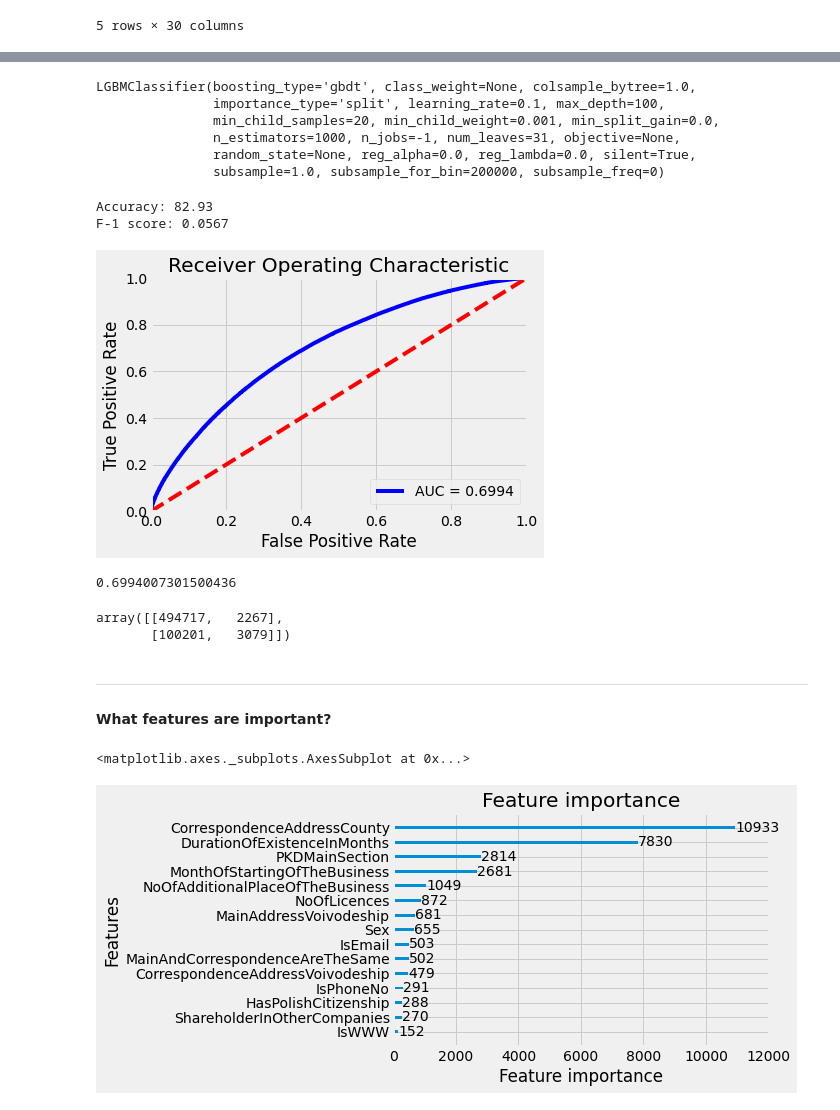
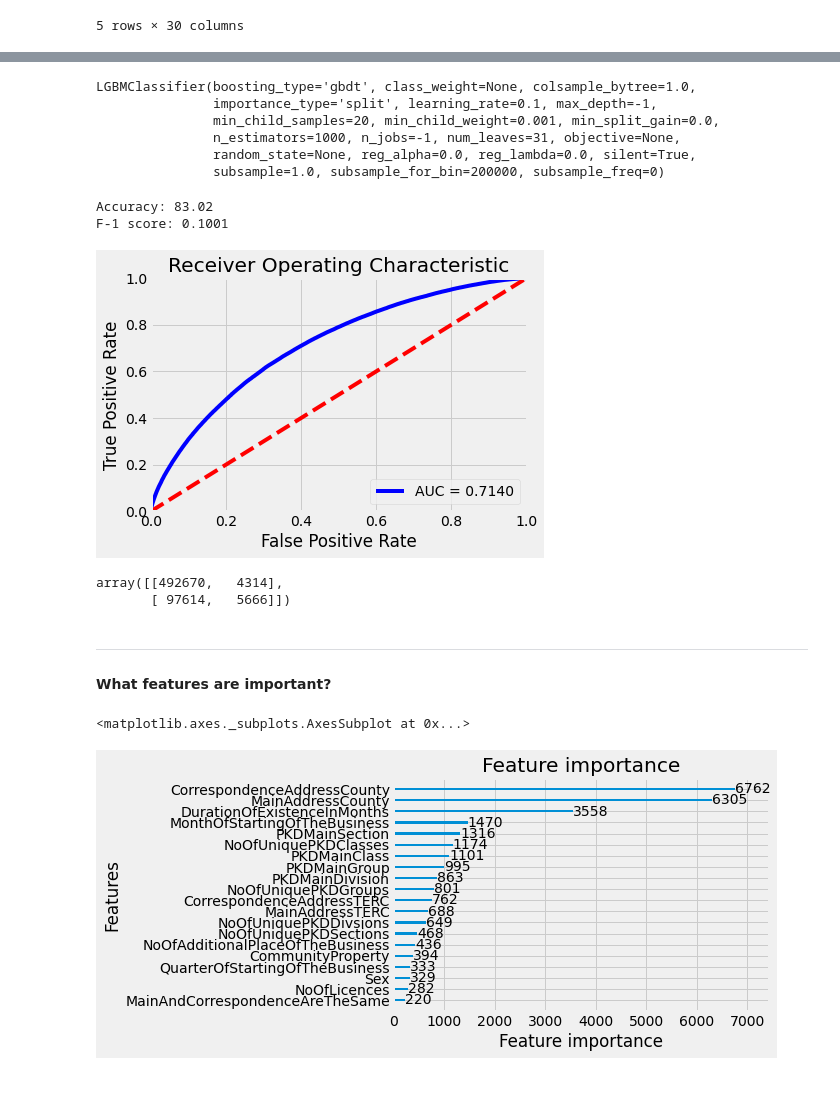
Before and after one commit to YuseqYaseq/interactive-vis, a Jupyter notebook: notebooks/lightgbm.ipynb, the cells around one changed output, grey strips where cells are left out. Cells and saved outputs as stored; diff of their text form; code cells hidden in the pictures.

```diff
--- a/notebooks/lightgbm.ipynb
+++ b/notebooks/lightgbm.ipynb
@@ -51,14 +44,14 @@ categorical_variables = [
     "CorrespondenceAddressVoivodeship",
     "CorrespondenceAddressCounty",
     "PKDMainSection",
-    "Sex"
+    "Sex",
+    "MainAddressCounty",
+    "CommunityProperty"
 ]
-
 
 for col in categorical_variables:
     data[col] = data[col].astype('category')
 
-x_train, x_test, y_train, y_test = train_test_split(data.drop("Target", axis=1), data["Target"], random_state=RANDOM_SEED)
-print("".format(y_train.mean(), y_test.mean()))
-x_train.head()
+x_train, x_test, y_train, y_test = train_test_split(data.drop(["Target", "RandomDate"], axis=1), data["Target"], random_state=RANDOM_SEED)
+print("Percentage of ones in target: {:.2f}% train, {:.2f}% test".format(y_train.mean()*100, y_test.mean()*100))
 # %% [output]
@@ -72,38 +59,33 @@ x_train.head()
 # %%
-model_columns = categorical_variables + numerical_variables
-x_train = x_train[model_columns]
-x_test = x_test[model_columns]
-
 d_train = lgb.Dataset(x_train, label=y_train)
 d_test = lgb.Dataset(x_test, label=y_test)
 
-clf = LGBMClassifier(max_depth=100, n_estimators=1000)
+clf = LGBMClassifier(n_estimators=1000)
 clf.fit(x_train, y_train)
 # %% [output]
 LGBMClassifier(boosting_type='gbdt', class_weight=None, colsample_bytree=1.0,
-               importance_type='split', learning_rate=0.1, max_depth=100,
+               importance_type='split', learning_rate=0.1, max_depth=-1,
                min_child_samples=20, min_child_weight=0.001, min_split_gain=0.0,
                n_estimators=1000, n_jobs=-1, num_leaves=31, objective=None,
                random_state=None, reg_alpha=0.0, reg_lambda=0.0, silent=True,
                subsample=1.0, subsample_for_bin=200000, subsample_freq=0)
 # %%
-evaluate(clf, x_test, y_test)
+evaluate(clf, x_test, y_test);
 # %% [output]
-Accuracy: 82.93
-F-1 score: 0.0567
+Accuracy: 83.02
+F-1 score: 0.1001
-[figure, old version]
+[figure, new version]
-0.6994007301500436
 # %%
 y_pred = clf.predict(x_test)
 confusion_matrix(y_test, y_pred)
 # %% [output]
-array([[494717,   2267],
-       [100201,   3079]])
+array([[492670,   4314],
+       [ 97614,   5666]])
 # %% [markdown]
 ---
 #### What features are important?
 # %%
-lgb.plot_importance(clf)
+lgb.plot_importance(clf, max_num_features=20)
 # %% [output]
 <matplotlib.axes._subplots.AxesSubplot at 0x...>
-[figure, old version]
+[figure, new version]
```
Also changed, not shown: parts of 2 cells of this notebook.
